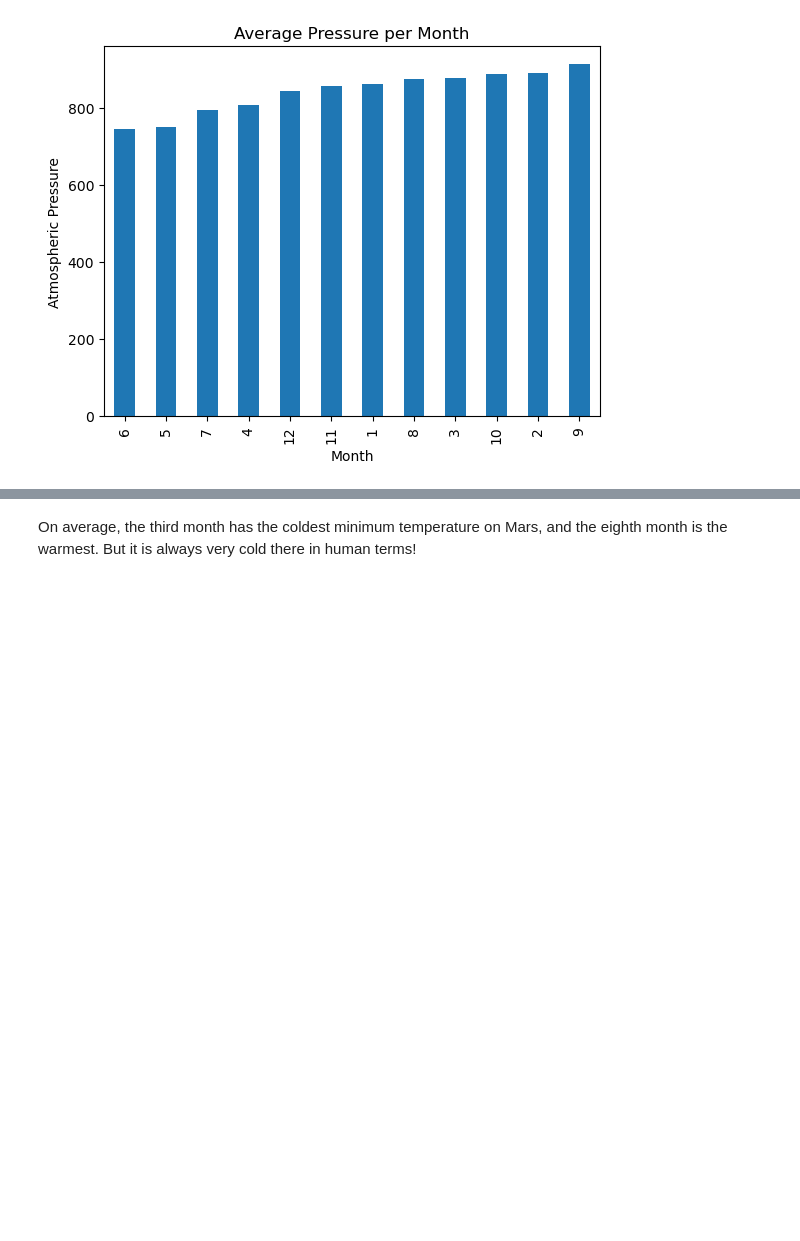
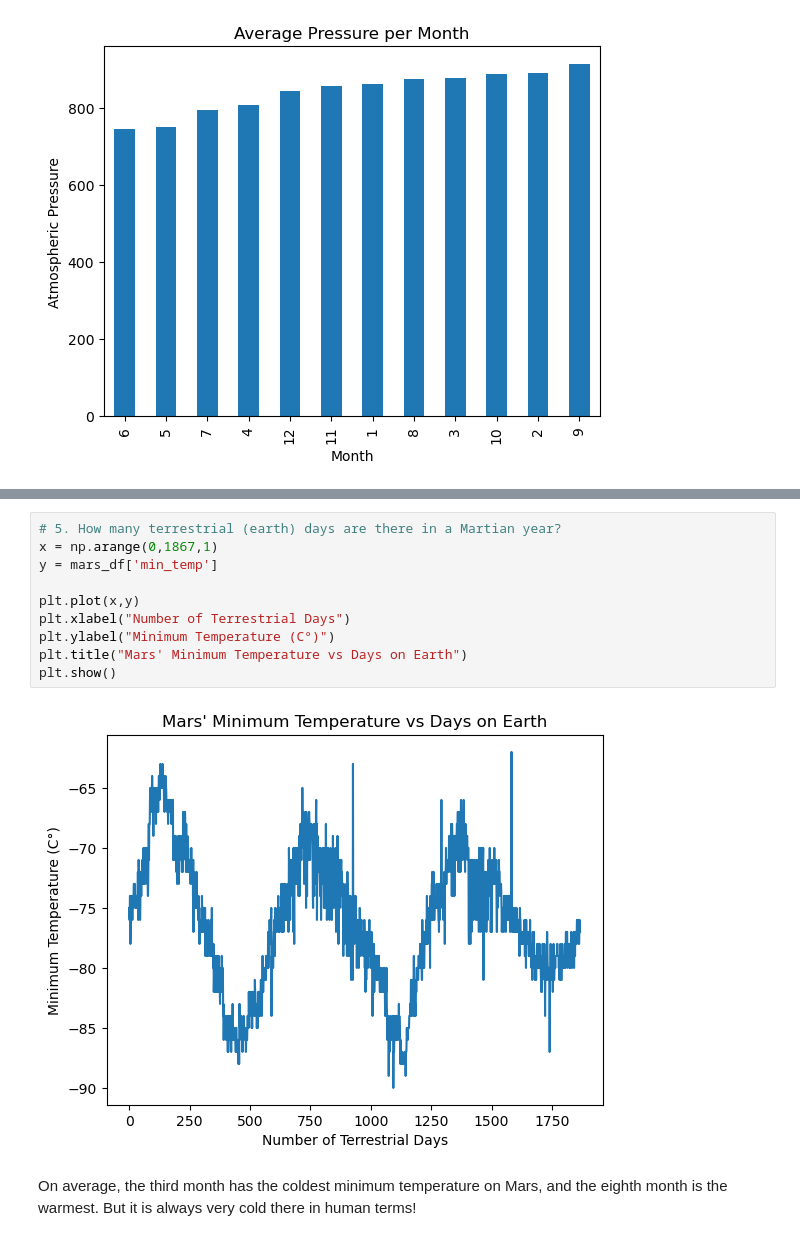
Before and after one commit to jacktemme/beautiful_soup_challenge, a Jupyter notebook: part_2_mars_weather.ipynb, the cells around one changed output, grey strips where cells are left out. Drawn from its saved outputs; the diff is of its cells as text; blank space fills up the shorter version.

```diff
--- a/part_2_mars_weather.ipynb
+++ b/part_2_mars_weather.ipynb
@@ -232,3 +229,15 @@ plt.show()
+# %%
+# 5. How many terrestrial (earth) days are there in a Martian year?
+x = np.arange(0,1867,1)
+y = mars_df['min_temp']
+
+plt.plot(x,y)
+plt.xlabel("Number of Terrestrial Days")
+plt.ylabel("Minimum Temperature (C°)")
+plt.title("Mars' Minimum Temperature vs Days on Earth")
+plt.show()
+# %% [output]
+[figure, added]
 # %% [markdown]
 On average, the third month has the coldest minimum temperature on Mars, and the eighth month is the warmest. But it is always very cold there in human terms!
 # %% [markdown]
```
Also changed, not shown: parts of 2 cells of this notebook.
